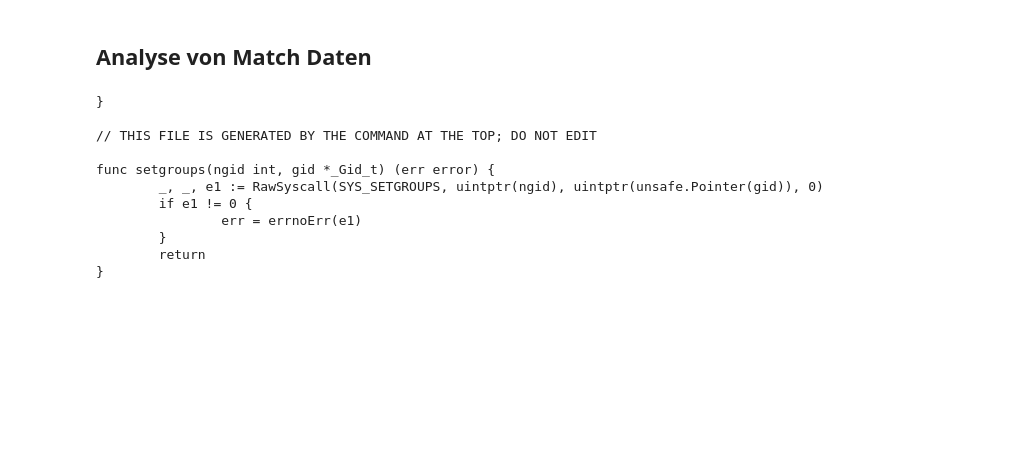
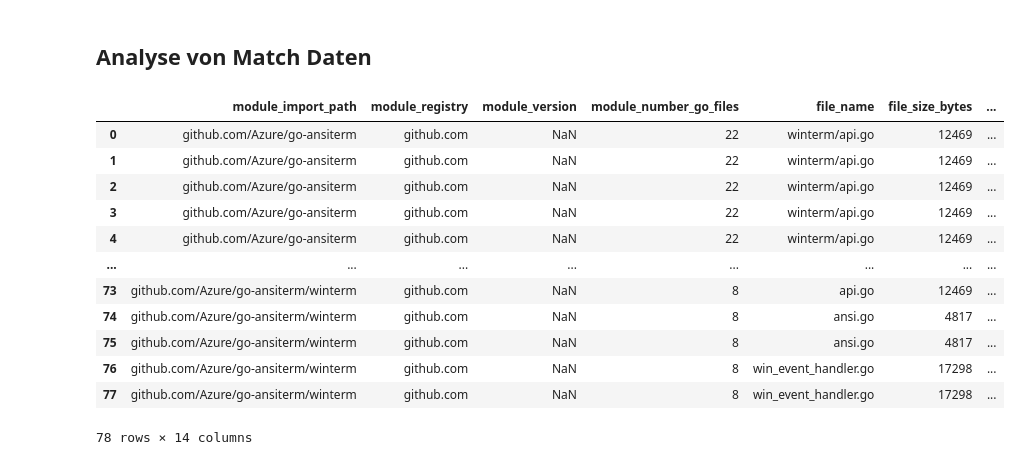
Before and after one commit to jlauinger/master-of-science, a Jupyter notebook: code/data-survey/analysis/data-exploration.ipynb, the cells around one changed output. Saved outputs shown, nothing was run; the diff lists cells and outputs as text; code cells hidden in the pictures; blank space fills up the shorter version.

```diff
--- a/code/data-survey/analysis/data-exploration.ipynb
+++ b/code/data-survey/analysis/data-exploration.ipynb
@@ -62,14 +33,0 @@ df = pd.DataFrame(matches)
-# %%
-print(matches[1]['context'])
-# %% [output]
-}
-
-// THIS FILE IS GENERATED BY THE COMMAND AT THE TOP; DO NOT EDIT
-
-func setgroups(ngid int, gid *_Gid_t) (err error) {
-        _, _, e1 := RawSyscall(SYS_SETGROUPS, uintptr(ngid), uintptr(unsafe.Pointer(gid)), 0)
-        if e1 != 0 {
-                err = errnoErr(e1)
-        }
-        return
-}
@@ -75,0 +36,16 @@ func setgroups(ngid int, gid *_Gid_t) (err error) {
+# %%
+matches_df
+# %% [output]
+|  | module_import_path | module_registry | module_version | module_number_go_files | file_name | file_size_bytes | ... |
+| 0 | github.com/Azure/go-ansiterm | github.com | NaN | 22 | winterm/api.go | 12469 | ... |
+| 1 | github.com/Azure/go-ansiterm | github.com | NaN | 22 | winterm/api.go | 12469 | ... |
+| 2 | github.com/Azure/go-ansiterm | github.com | NaN | 22 | winterm/api.go | 12469 | ... |
+| 3 | github.com/Azure/go-ansiterm | github.com | NaN | 22 | winterm/api.go | 12469 | ... |
+| 4 | github.com/Azure/go-ansiterm | github.com | NaN | 22 | winterm/api.go | 12469 | ... |
+| ... | ... | ... | ... | ... | ... | ... | ... |
+| 73 | github.com/Azure/go-ansiterm/winterm | github.com | NaN | 8 | api.go | 12469 | ... |
+| 74 | github.com/Azure/go-ansiterm/winterm | github.com | NaN | 8 | ansi.go | 4817 | ... |
+| 75 | github.com/Azure/go-ansiterm/winterm | github.com | NaN | 8 | ansi.go | 4817 | ... |
+| 76 | github.com/Azure/go-ansiterm/winterm | github.com | NaN | 8 | win_event_handler.go | 17298 | ... |
+| 77 | github.com/Azure/go-ansiterm/winterm | github.com | NaN | 8 | win_event_handler.go | 17298 | ... |
+78 rows × 14 columns
```
Also changed, not shown: parts of 16 cells of this notebook.
